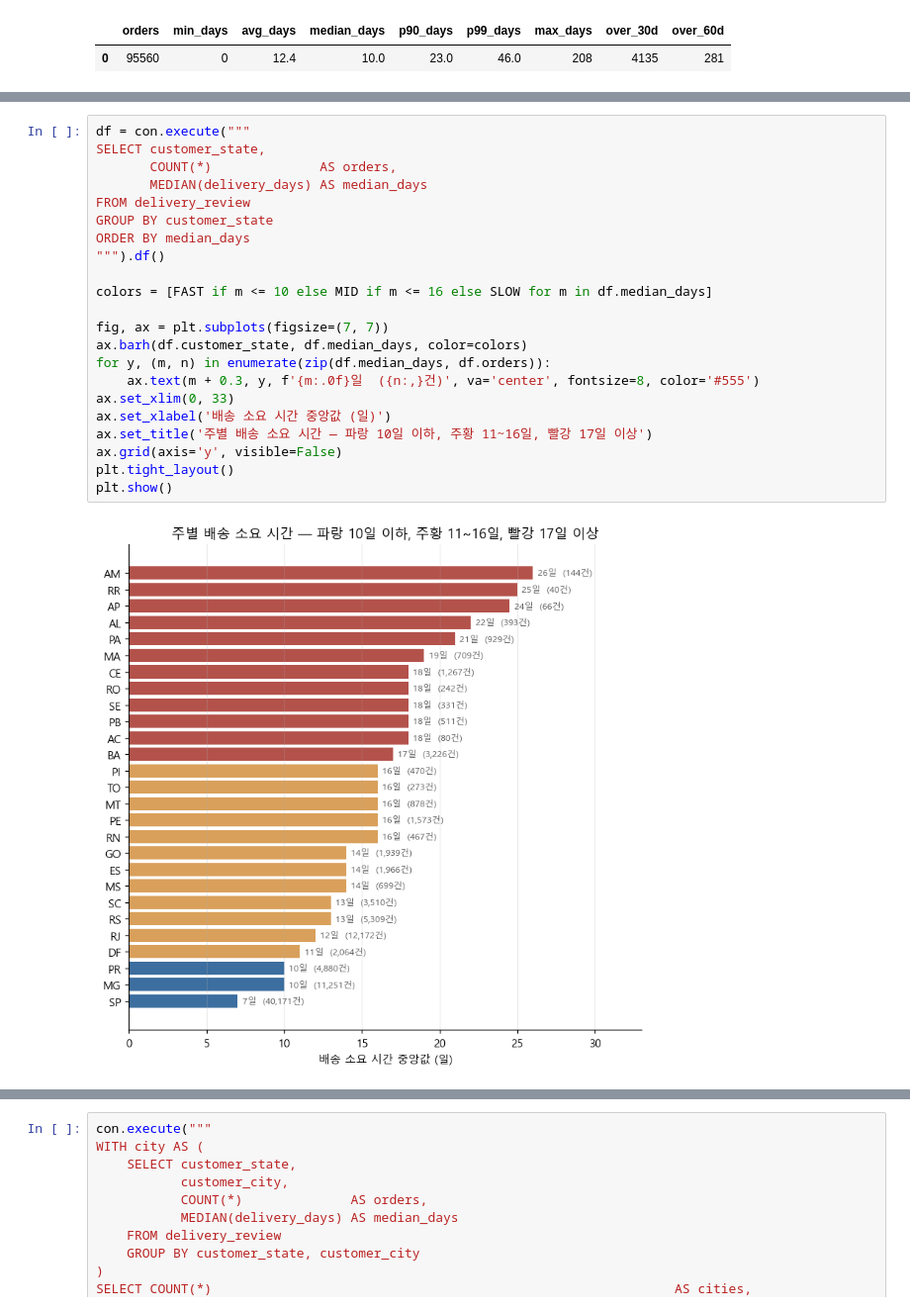
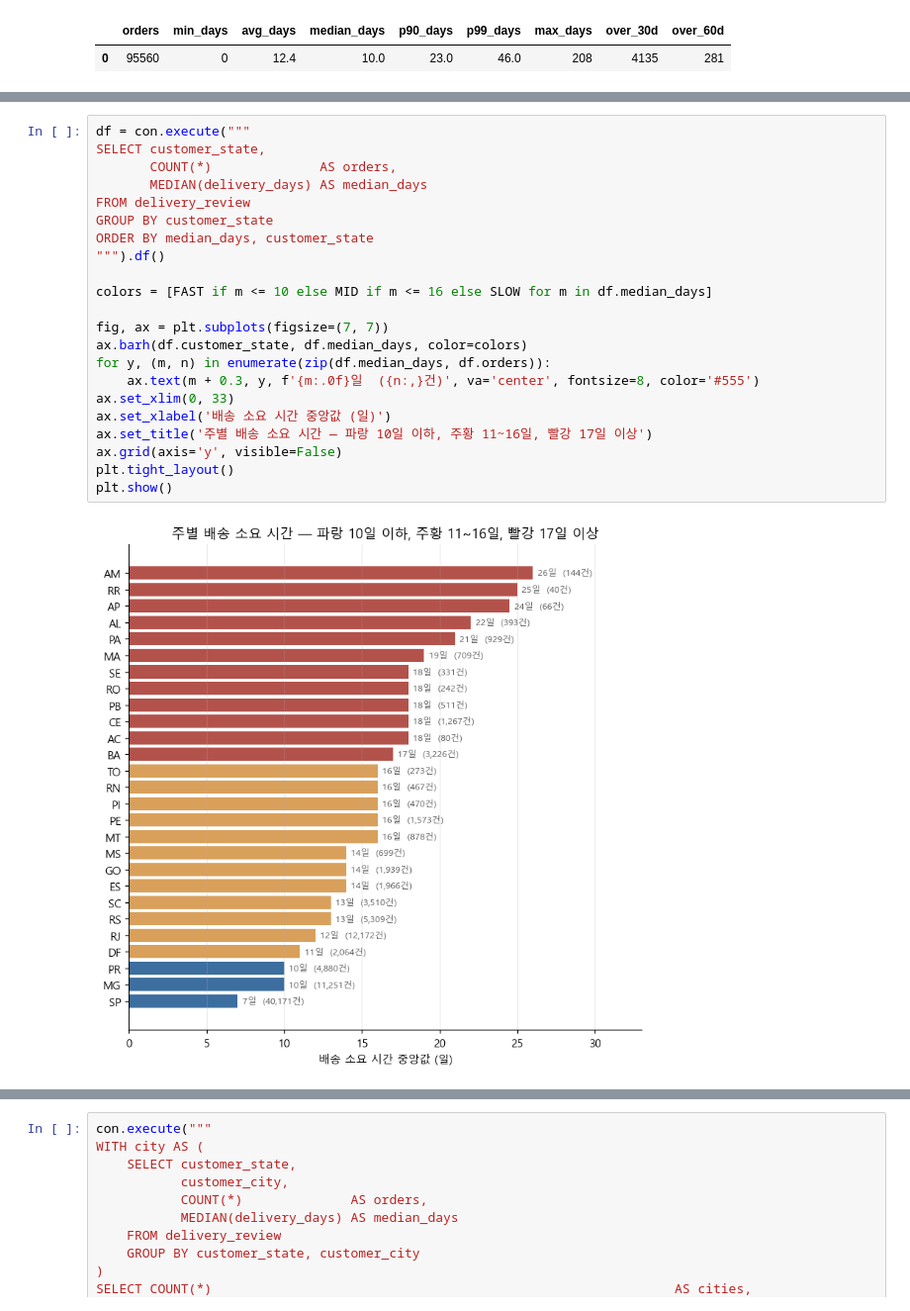
Before and after one commit to wlstjd1011/Olist-data-analyze, a Jupyter notebook: notebooks/06_delivery_expectation.ipynb, the cells around one changed output, grey strips where cells are left out. Shown at 99% size. Drawn from its saved outputs; the diff is of its cells as text.

```diff
--- a/notebooks/06_delivery_expectation.ipynb
+++ b/notebooks/06_delivery_expectation.ipynb
@@ -195,26 +195,26 @@ ORDER BY median_days DESC
 # %%
 df = con.execute("""
 SELECT customer_state,
        COUNT(*)              AS orders,
        MEDIAN(delivery_days) AS median_days
 FROM delivery_review
 GROUP BY customer_state
-ORDER BY median_days
+ORDER BY median_days, customer_state
 """).df()
 
 colors = [FAST if m <= 10 else MID if m <= 16 else SLOW for m in df.median_days]
 
 fig, ax = plt.subplots(figsize=(7, 7))
 ax.barh(df.customer_state, df.median_days, color=colors)
 for y, (m, n) in enumerate(zip(df.median_days, df.orders)):
     ax.text(m + 0.3, y, f'{m:.0f}일  ({n:,}건)', va='center', fontsize=8, color='#555')
 ax.set_xlim(0, 33)
 ax.set_xlabel('배송 소요 시간 중앙값 (일)')
 ax.set_title('주별 배송 소요 시간 — 파랑 10일 이하, 주황 11~16일, 빨강 17일 이상')
 ax.grid(axis='y', visible=False)
 plt.tight_layout()
 plt.show()
 # %% [output]
-[figure, old version]
+[figure, new version]
 # %% [markdown]
 주별 중앙값이 SP 7 일에서 AM 26 일까지 3.7 배 차이.
```
Also changed, not shown: parts of 48 cells of this notebook, 7 other files.
